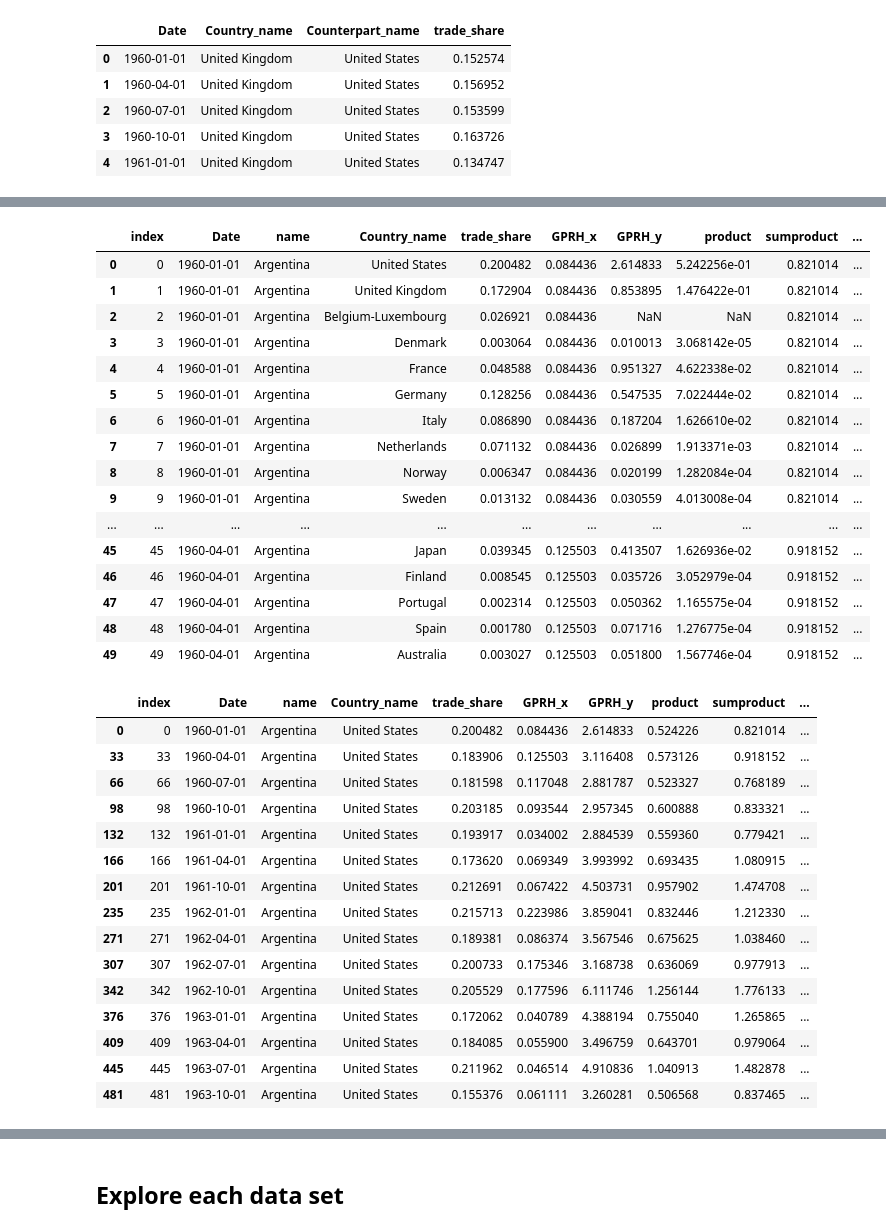
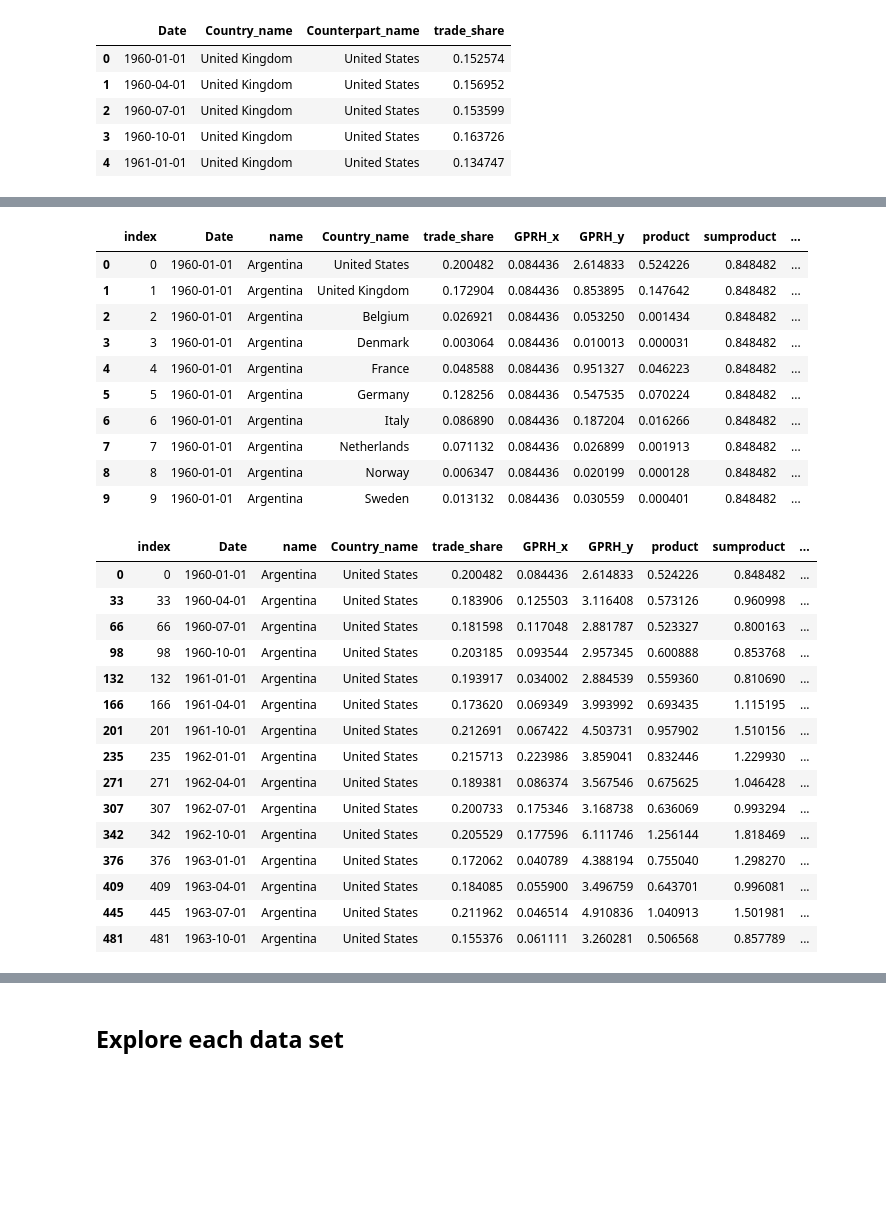
Before and after one commit to NumEconCopenhagen/projects-2024-mikkel-thomas, a Jupyter notebook: dataproject/dataproject.ipynb, the cells around one changed output, grey strips where cells are left out. Drawn from its saved outputs; the diff is of its cells as text; code cells hidden in the pictures; blank space fills up the shorter version.

```diff
--- a/dataproject/dataproject.ipynb
+++ b/dataproject/dataproject.ipynb
@@ -79,0 +77,6 @@ gpr_long.head(10)
+# %%
+def standardize_gpr(df, country_col, gpr_col):
+    df[gpr_col] = df.groupby(country_col)[gpr_col].transform(lambda x: (x - x.mean()) / x.std())
+    return df
+
+gpr_long = standardize_gpr(gpr_long, 'Country_name', 'GPRH')
@@ -80,6 +85,11 @@ gpr_long.head(10)
 # %%
 filename = 'dots_imf.xlsx'
-dots_imf = pd.read_excel(filename)
+dots_raw = pd.read_excel(filename)
+# %%
+dots_imf = dots_raw.copy()
+# %%
+# Fill out missing values with 0 as per documentation
+dots_imf = dots_imf.fillna(0)
 # %%
 dots_imf['Trade'] = dots_imf['Export'] + dots_imf['Import']
 
@@ -187,46 +182,40 @@ merged_df_2.head(20)
 merged_df_2['product'] = merged_df_2['trade_share'] * merged_df_2['GPRH_y']
 merged_df_2['sumproduct'] = merged_df_2.groupby(['Date', 'name'])['product'].transform('sum')
 # %%
-merged_df_2['GPRH_trade_weigth'] = merged_df_2['sumproduct'] + merged_df_2['GPRH_x']
-merged_df_2.head(50)
+merged_df_2['GPRH_trade_weight'] = merged_df_2['sumproduct'] + merged_df_2['GPRH_x']
+merged_df_2.head(10)
 # %% [output]
 |  | index | Date | name | Country_name | trade_share | GPRH_x | GPRH_y | product | sumproduct | ... |
-| 0 | 0 | 1960-01-01 | Argentina | United States | 0.200482 | 0.084436 | 2.614833 | 5.242256e-01 | 0.821014 | ... |
-| 1 | 1 | 1960-01-01 | Argentina | United Kingdom | 0.172904 | 0.084436 | 0.853895 | 1.476422e-01 | 0.821014 | ... |
-| 2 | 2 | 1960-01-01 | Argentina | Belgium-Luxembourg | 0.026921 | 0.084436 | NaN | NaN | 0.821014 | ... |
-| 3 | 3 | 1960-01-01 | Argentina | Denmark | 0.003064 | 0.084436 | 0.010013 | 3.068142e-05 | 0.821014 | ... |
-| 4 | 4 | 1960-01-01 | Argentina | France | 0.048588 | 0.084436 | 0.951327 | 4.622338e-02 | 0.821014 | ... |
-| 5 | 5 | 1960-01-01 | Argentina | Germany | 0.128256 | 0.084436 | 0.547535 | 7.022444e-02 | 0.821014 | ... |
-| 6 | 6 | 1960-01-01 | Argentina | Italy | 0.086890 | 0.084436 | 0.187204 | 1.626610e-02 | 0.821014 | ... |
-| 7 | 7 | 1960-01-01 | Argentina | Netherlands | 0.071132 | 0.084436 | 0.026899 | 1.913371e-03 | 0.821014 | ... |
-| 8 | 8 | 1960-01-01 | Argentina | Norway | 0.006347 | 0.084436 | 0.020199 | 1.282084e-04 | 0.821014 | ... |
-| 9 | 9 | 1960-01-01 | Argentina | Sweden | 0.013132 | 0.084436 | 0.030559 | 4.013008e-04 | 0.821014 | ... |
-| ... | ... | ... | ... | ... | ... | ... | ... | ... | ... | ... |
-| 45 | 45 | 1960-04-01 | Argentina | Japan | 0.039345 | 0.125503 | 0.413507 | 1.626936e-02 | 0.918152 | ... |
-| 46 | 46 | 1960-04-01 | Argentina | Finland | 0.008545 | 0.125503 | 0.035726 | 3.052979e-04 | 0.918152 | ... |
-| 47 | 47 | 1960-04-01 | Argentina | Portugal | 0.002314 | 0.125503 | 0.050362 | 1.165575e-04 | 0.918152 | ... |
-| 48 | 48 | 1960-04-01 | Argentina | Spain | 0.001780 | 0.125503 | 0.071716 | 1.276775e-04 | 0.918152 | ... |
-| 49 | 49 | 1960-04-01 | Argentina | Australia | 0.003027 | 0.125503 | 0.051800 | 1.567746e-04 | 0.918152 | ... |
+| 0 | 0 | 1960-01-01 | Argentina | United States | 0.200482 | 0.084436 | 2.614833 | 0.524226 | 0.848482 | ... |
+| 1 | 1 | 1960-01-01 | Argentina | United Kingdom | 0.172904 | 0.084436 | 0.853895 | 0.147642 | 0.848482 | ... |
+| 2 | 2 | 1960-01-01 | Argentina | Belgium | 0.026921 | 0.084436 | 0.053250 | 0.001434 | 0.848482 | ... |
+| 3 | 3 | 1960-01-01 | Argentina | Denmark | 0.003064 | 0.084436 | 0.010013 | 0.000031 | 0.848482 | ... |
+| 4 | 4 | 1960-01-01 | Argentina | France | 0.048588 | 0.084436 | 0.951327 | 0.046223 | 0.848482 | ... |
+| 5 | 5 | 1960-01-01 | Argentina | Germany | 0.128256 | 0.084436 | 0.547535 | 0.070224 | 0.848482 | ... |
+| 6 | 6 | 1960-01-01 | Argentina | Italy | 0.086890 | 0.084436 | 0.187204 | 0.016266 | 0.848482 | ... |
+| 7 | 7 | 1960-01-01 | Argentina | Netherlands | 0.071132 | 0.084436 | 0.026899 | 0.001913 | 0.848482 | ... |
+| 8 | 8 | 1960-01-01 | Argentina | Norway | 0.006347 | 0.084436 | 0.020199 | 0.000128 | 0.848482 | ... |
+| 9 | 9 | 1960-01-01 | Argentina | Sweden | 0.013132 | 0.084436 | 0.030559 | 0.000401 | 0.848482 | ... |
 # %%
 merged_df_2_no_dub = merged_df_2.drop_duplicates(subset=['Date', 'name', 'GPRH_trade_weigth'])
 merged_df_2_no_dub.head(15)
 # %% [output]
 |  | index | Date | name | Country_name | trade_share | GPRH_x | GPRH_y | product | sumproduct | ... |
-| 0 | 0 | 1960-01-01 | Argentina | United States | 0.200482 | 0.084436 | 2.614833 | 0.524226 | 0.821014 | ... |
-| 33 | 33 | 1960-04-01 | Argentina | United States | 0.183906 | 0.125503 | 3.116408 | 0.573126 | 0.918152 | ... |
-| 66 | 66 | 1960-07-01 | Argentina | United States | 0.181598 | 0.117048 | 2.881787 | 0.523327 | 0.768189 | ... |
-| 98 | 98 | 1960-10-01 | Argentina | United States | 0.203185 | 0.093544 | 2.957345 | 0.600888 | 0.833321 | ... |
-| 132 | 132 | 1961-01-01 | Argentina | United States | 0.193917 | 0.034002 | 2.884539 | 0.559360 | 0.779421 | ... |
-| 166 | 166 | 1961-04-01 | Argentina | United States | 0.173620 | 0.069349 | 3.993992 | 0.693435 | 1.080915 | ... |
-| 201 | 201 | 1961-10-01 | Argentina | United States | 0.212691 | 0.067422 | 4.503731 | 0.957902 | 1.474708 | ... |
-| 235 | 235 | 1962-01-01 | Argentina | United States | 0.215713 | 0.223986 | 3.859041 | 0.832446 | 1.212330 | ... |
-| 271 | 271 | 1962-04-01 | Argentina | United States | 0.189381 | 0.086374 | 3.567546 | 0.675625 | 1.038460 | ... |
-| 307 | 307 | 1962-07-01 | Argentina | United States | 0.200733 | 0.175346 | 3.168738 | 0.636069 | 0.977913 | ... |
-| 342 | 342 | 1962-10-01 | Argentina | United States | 0.205529 | 0.177596 | 6.111746 | 1.256144 | 1.776133 | ... |
-| 376 | 376 | 1963-01-01 | Argentina | United States | 0.172062 | 0.040789 | 4.388194 | 0.755040 | 1.265865 | ... |
-| 409 | 409 | 1963-04-01 | Argentina | United States | 0.184085 | 0.055900 | 3.496759 | 0.643701 | 0.979064 | ... |
-| 445 | 445 | 1963-07-01 | Argentina | United States | 0.211962 | 0.046514 | 4.910836 | 1.040913 | 1.482878 | ... |
-| 481 | 481 | 1963-10-01 | Argentina | United States | 0.155376 | 0.061111 | 3.260281 | 0.506568 | 0.837465 | ... |
+| 0 | 0 | 1960-01-01 | Argentina | United States | 0.200482 | 0.084436 | 2.614833 | 0.524226 | 0.848482 | ... |
+| 33 | 33 | 1960-04-01 | Argentina | United States | 0.183906 | 0.125503 | 3.116408 | 0.573126 | 0.960998 | ... |
+| 66 | 66 | 1960-07-01 | Argentina | United States | 0.181598 | 0.117048 | 2.881787 | 0.523327 | 0.800163 | ... |
+| 98 | 98 | 1960-10-01 | Argentina | United States | 0.203185 | 0.093544 | 2.957345 | 0.600888 | 0.853768 | ... |
+| 132 | 132 | 1961-01-01 | Argentina | United States | 0.193917 | 0.034002 | 2.884539 | 0.559360 | 0.810690 | ... |
+| 166 | 166 | 1961-04-01 | Argentina | United States | 0.173620 | 0.069349 | 3.993992 | 0.693435 | 1.115195 | ... |
+| 201 | 201 | 1961-10-01 | Argentina | United States | 0.212691 | 0.067422 | 4.503731 | 0.957902 | 1.510156 | ... |
+| 235 | 235 | 1962-01-01 | Argentina | United States | 0.215713 | 0.223986 | 3.859041 | 0.832446 | 1.229930 | ... |
+| 271 | 271 | 1962-04-01 | Argentina | United States | 0.189381 | 0.086374 | 3.567546 | 0.675625 | 1.046428 | ... |
+| 307 | 307 | 1962-07-01 | Argentina | United States | 0.200733 | 0.175346 | 3.168738 | 0.636069 | 0.993294 | ... |
+| 342 | 342 | 1962-10-01 | Argentina | United States | 0.205529 | 0.177596 | 6.111746 | 1.256144 | 1.818469 | ... |
+| 376 | 376 | 1963-01-01 | Argentina | United States | 0.172062 | 0.040789 | 4.388194 | 0.755040 | 1.298270 | ... |
+| 409 | 409 | 1963-04-01 | Argentina | United States | 0.184085 | 0.055900 | 3.496759 | 0.643701 | 0.996081 | ... |
+| 445 | 445 | 1963-07-01 | Argentina | United States | 0.211962 | 0.046514 | 4.910836 | 1.040913 | 1.501981 | ... |
+| 481 | 481 | 1963-10-01 | Argentina | United States | 0.155376 | 0.061111 | 3.260281 | 0.506568 | 0.857789 | ... |
 # %%
 gpr_trade = merged_df_2_no_dub[['Date','name', 'GPRH_trade_weigth']]
 gpr_trade.set_index(['Date', 'name'], inplace=True)
```
Also changed, not shown: parts of 14 cells of this notebook, 4 other files.
